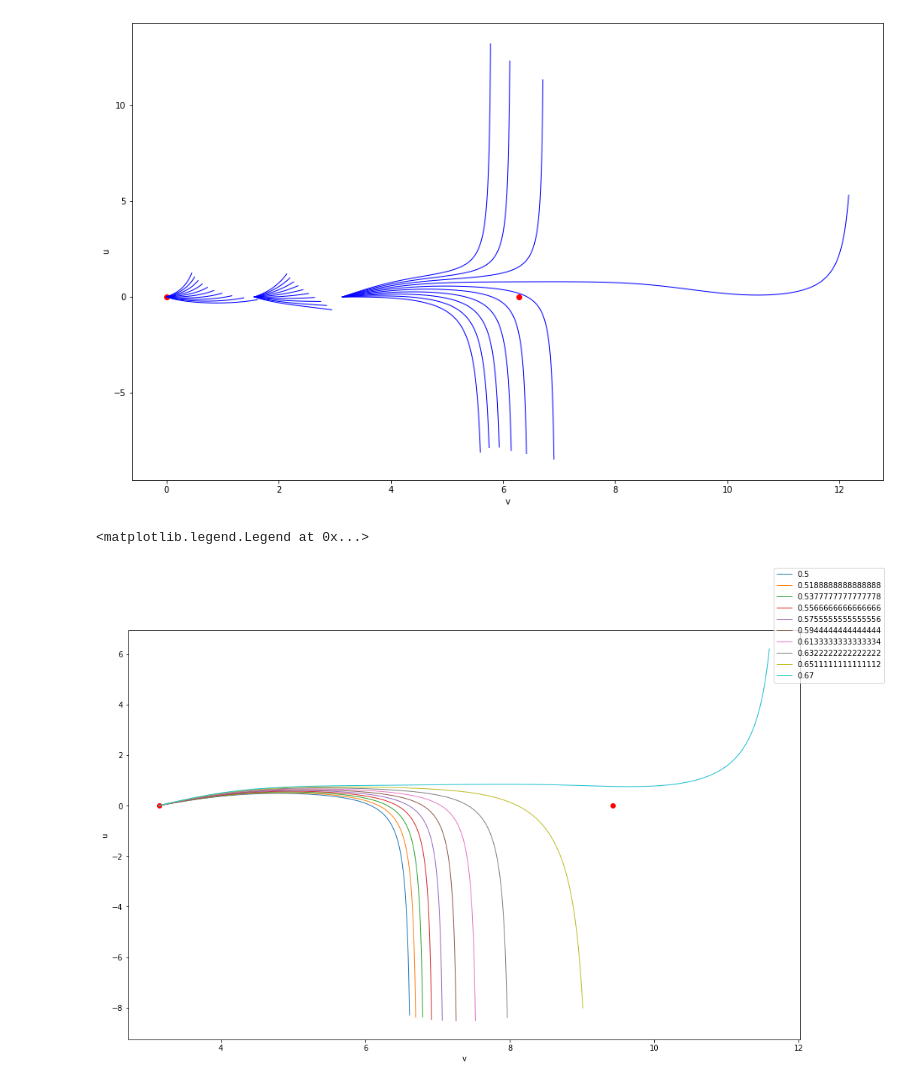
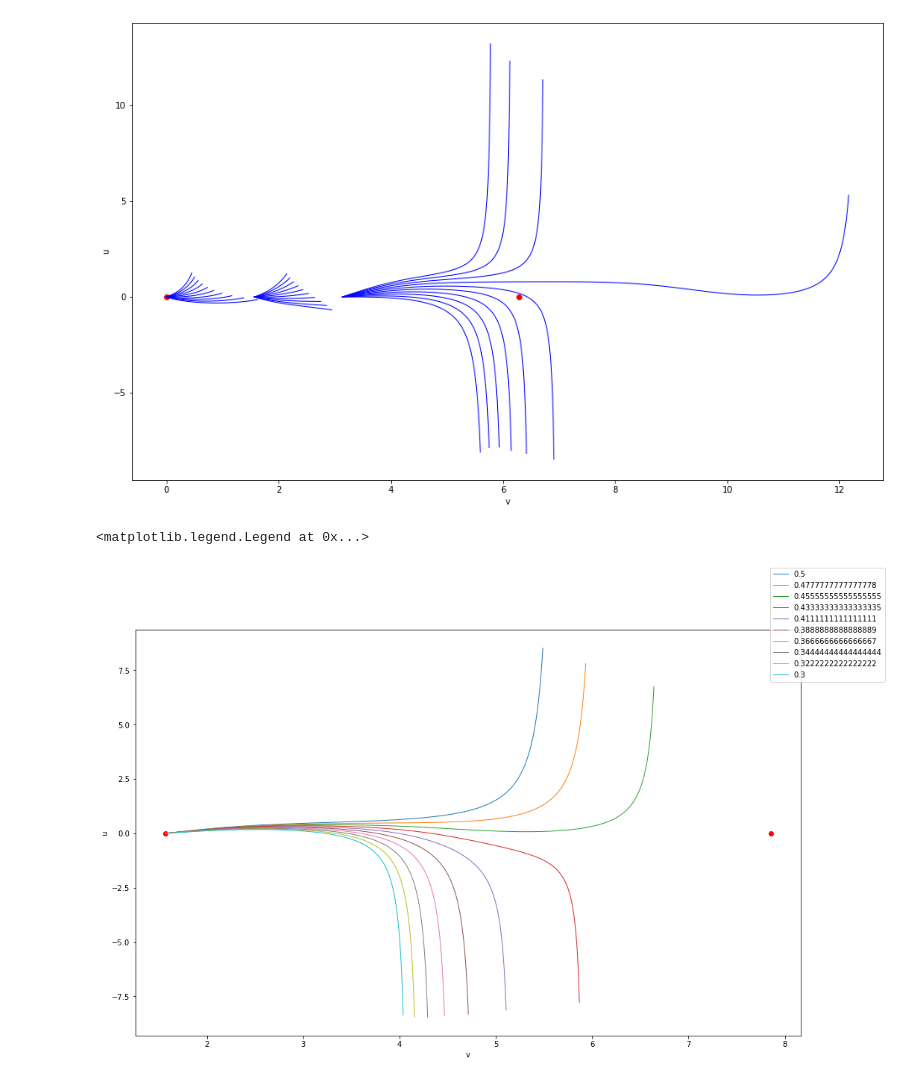
Before and after one commit to mu2718/riddles, a Jupyter notebook: Geodesics_on_Curved_Surfaces.ipynb, the cells around one changed output. Cells and saved outputs as stored; diff of their text form; code cells hidden in the pictures.

Commit message:
geodesics: added doubly twisted strip

```diff
--- a/Geodesics_on_Curved_Surfaces.ipynb
+++ b/Geodesics_on_Curved_Surfaces.ipynb
@@ -399,0 +499,8 @@ g = geodesic(X, u, v, y0, tmax)
+# %%
+tmax = 6      # max t parameter = max geodesic length
+u_start = 0   # starting point u
+v_start = np.pi/2   #   ... and  v
+
+# define end coordinates which correspond to a closed loop
+u_end_target =  u_start          # non-Möbius strip: u -> u after one turn
+v_end_target = v_start + 2*np.pi  # one single turn
@@ -399,0 +509,4 @@ g = geodesic(X, u, v, y0, tmax)
+# %%
+minimizer = scipy.optimize.minimize_scalar(closed_loop_metric, bracket=[0.3, .31])
+print(minimizer)
+du_dt_closedloop = minimizer.x
@@ -400,3 +519,6 @@ g = geodesic(X, u, v, y0, tmax)
+# %%
+y0 = [u_start, du_dt_closedloop, v_start, 1]  # as defined in closed_loop_metric()
+g = geodesic(X, u, v, y0, tmax)
 # %%
 %matplotlib inline
 fig = plt.figure()
@@ -432,17 +550,2 @@ np.savetxt('geodesic_mobius_coords_xyz.csv', curve_coordinates.squeeze().transpo
 # %% [markdown]
 ## Annex: Experiments
-# %%
-%matplotlib notebook
-
-
-tmax = 1              # maximum length of line
-t = np.linspace(0, tmax, 100)
-ax = plot_surface(surface)
-
-for du in np.linspace(0,-.2, 10):
-    y0 = [0, du, 3*np.pi/4, 1] # initial  u, u', v, v', determines direction and starting point
-    g = geodesic(X, u, v, y0, tmax)
-
-    line = X_num(g(t)[0], g(t)[1])
-    line = (np.squeeze(c) for c in line)
-    ax.plot(*line, color='red', linewidth=5)
@@ -490,22 +590,22 @@ for du in np.linspace(0,1, 10):
 # %%
 %matplotlib inline
 fig = plt.figure(figsize=(16,10))
 ax = fig.add_subplot()
-ax.plot([np.pi,3*np.pi], [0,0], 'o', color='red')
+ax.plot([np.pi/2,np.pi/2 + 2*np.pi], [0,0], 'o', color='red')
 ax.set_xlabel('v')
 ax.set_ylabel('u')
 
 
 tmax = 10              # maximum length of line
 t = np.linspace(0, tmax, 100)
-for du in np.linspace(0.5,0.67, 10):
-    y0 = [0, du, np.pi, 1] # initial  u, u', v, v', determines direction and starting point
+for du in np.linspace(.5,.3, 10):
+    y0 = [0, du, np.pi/2, 1] # initial  u, u', v, v', determines direction and starting point
     g = geodesic(X, u, v, y0, tmax)
 
     line = (g(t)[1], g(t)[0])
     ax.plot(*line, linewidth=1, label=du)
 
 fig.legend()
 # %% [output]
 <matplotlib.legend.Legend at 0x...>
-[figure, old version]
+[figure, new version]
```
Also changed, not shown: parts of 25 cells of this notebook, 2 other files.
